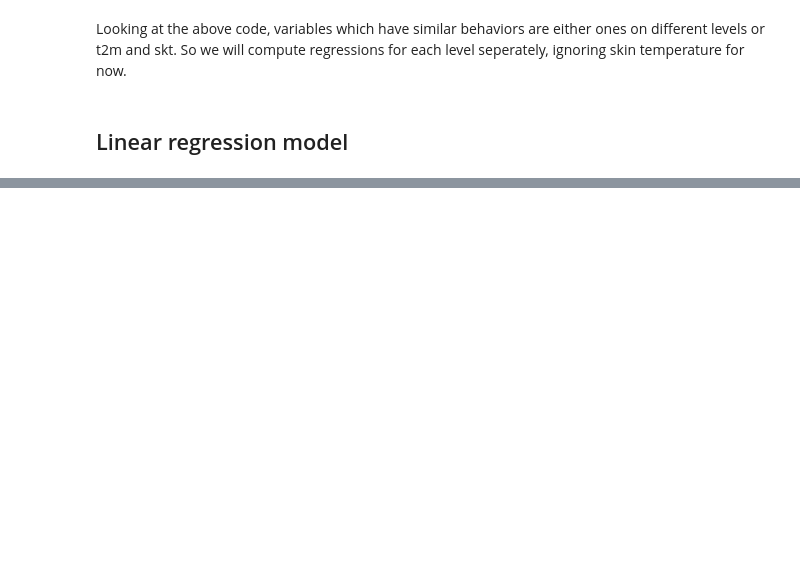
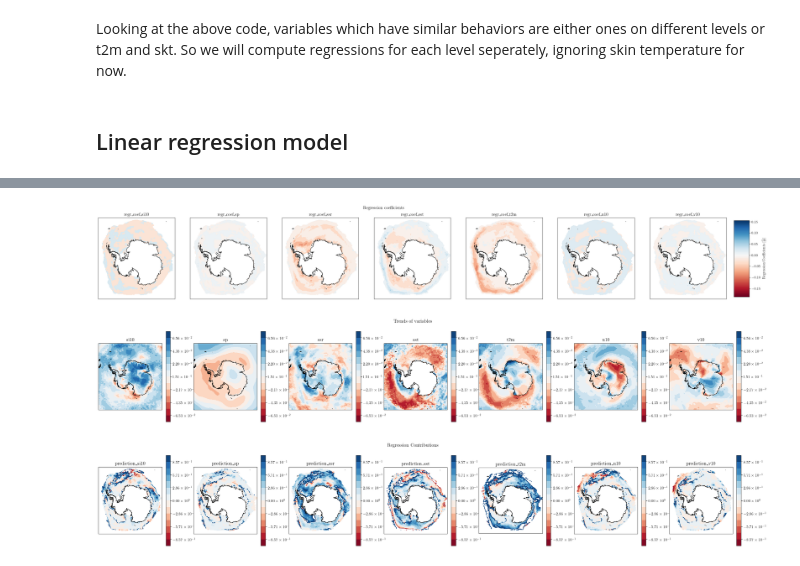
Before and after one commit to hjelleyman/Antarctica-M.1, a Jupyter notebook: Week 4.ipynb, the cells around one changed output, grey strips where cells are left out. Drawn from its saved outputs; the diff is of its cells as text; code cells hidden in the pictures; blank space fills up the shorter version.

```diff
--- a/Week 4.ipynb
+++ b/Week 4.ipynb
@@ -155,0 +206,7 @@ for x in [x_surface, x_200, x_500, x_700, x_subset]:
+# %%
+regression_results = w4.multiple_fast_regression(ds, 'seaice', x_surface)
+stats = w4._get_stats(regression_results, 'seaice' ,x_surface)
+stats.name = 'Quality of Regression'
+stats.index = [col.replace('_', ' ').capitalize() for col in stats.index]
+stats.to_latex('..\Environmental-Impact-On-Sea-Ice\\index_stats_0.tex',  escape=False, column_format='l'*(len(stats.index)+1))
+stats
@@ -155,0 +253,6 @@ for x in [x_surface, x_200, x_500, x_700, x_subset]:
+# %%
+w4.more_plotting(regression_results, 'seaice' ,x_surface)
+# %% [output]
+[figure, added]
+[figure, added]
+[figure, added]
```
Also changed, not shown: parts of 9 cells of this notebook, 1 other file.
